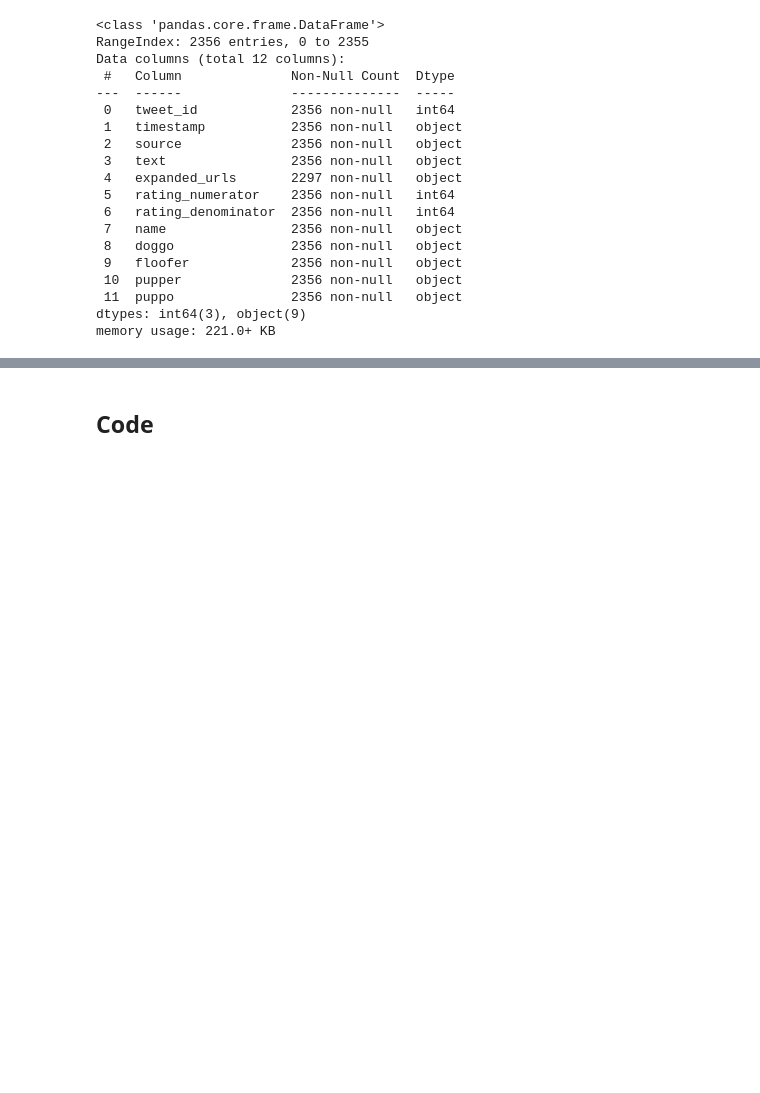
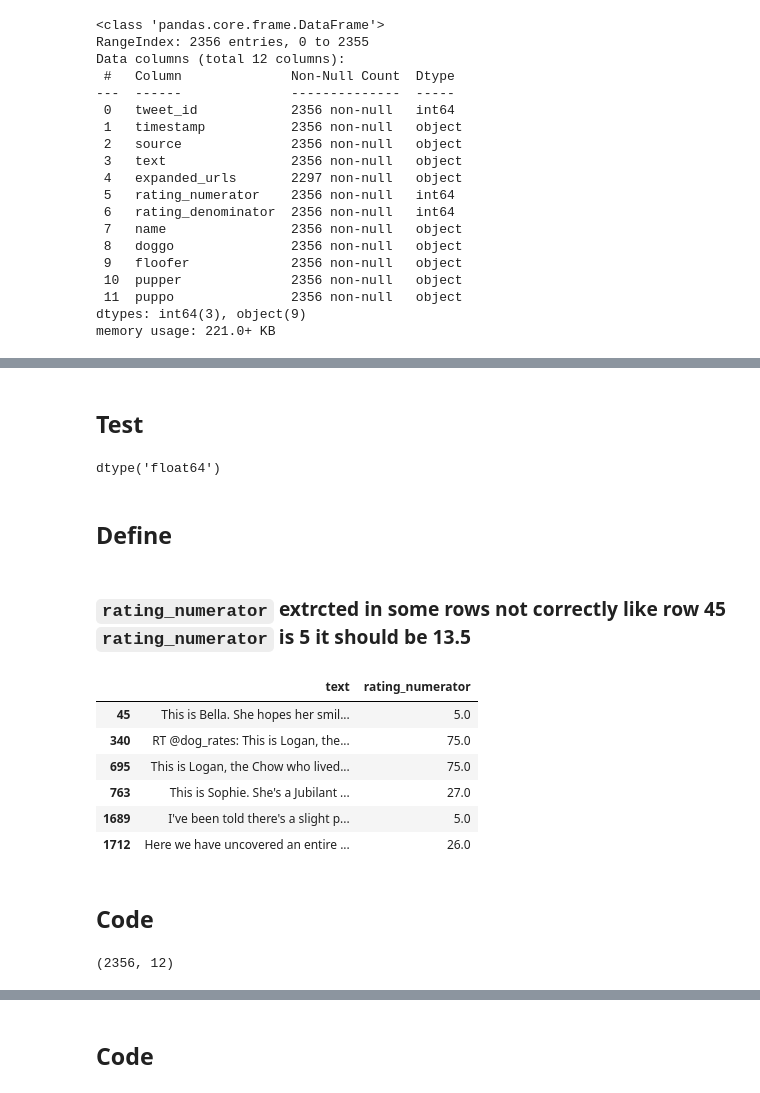
Before and after one commit to hazemmm77/WeRateDogs-Twitter-data, a Jupyter notebook: wrangle_act.ipynb, the cells around one changed output, grey strips where cells are left out. Saved outputs shown, nothing was run; the diff lists cells and outputs as text; code cells hidden in the pictures; blank space fills up the shorter version.

```diff
--- a/wrangle_act.ipynb
+++ b/wrangle_act.ipynb
@@ -441,0 +513,27 @@ memory usage: 221.0+ KB
+# %%
+
+twitter_archive_enhanced_clean.rating_numerator=twitter_archive_enhanced_clean.rating_numerator.astype('float')
+twitter_archive_enhanced_clean.rating_denominator=twitter_archive_enhanced_clean.rating_denominator.astype('float')
+# %% [markdown]
+## Test
+# %%
+twitter_archive_enhanced_clean.rating_numerator.dtypes
+# %% [output]
+dtype('float64')
+# %% [markdown]
+## Define
+# %% [markdown]
+### `rating_numerator` extrcted in some rows not correctly like row 45 `rating_numerator` is 5 it should be 13.5
+# %%
+#Read only float values into temp. column in search,
+twitter_archive_enhanced_clean[twitter_archive_enhanced_clean.text.str.contains(r"(\d+\.\d*\/\d+)")][['text', 'rating_numerator']]
+# %% [output]
+|  | text | rating_numerator |
+| 45 | This is Bella. She hopes her smil... | 5.0 |
+| 340 | RT @dog_rates: This is Logan, the... | 75.0 |
+| 695 | This is Logan, the Chow who lived... | 75.0 |
+| 763 | This is Sophie. She's a Jubilant ... | 27.0 |
+| 1689 | I've been told there's a slight p... | 5.0 |
+| 1712 | Here we have uncovered an entire ... | 26.0 |
+# %% [markdown]
+## Code
@@ -441,0 +547,4 @@ memory usage: 221.0+ KB
+# %%
+twitter_archive_enhanced_clean.shape
+# %% [output]
+(2356, 12)
```
Also changed, not shown: parts of 53 cells of this notebook.
